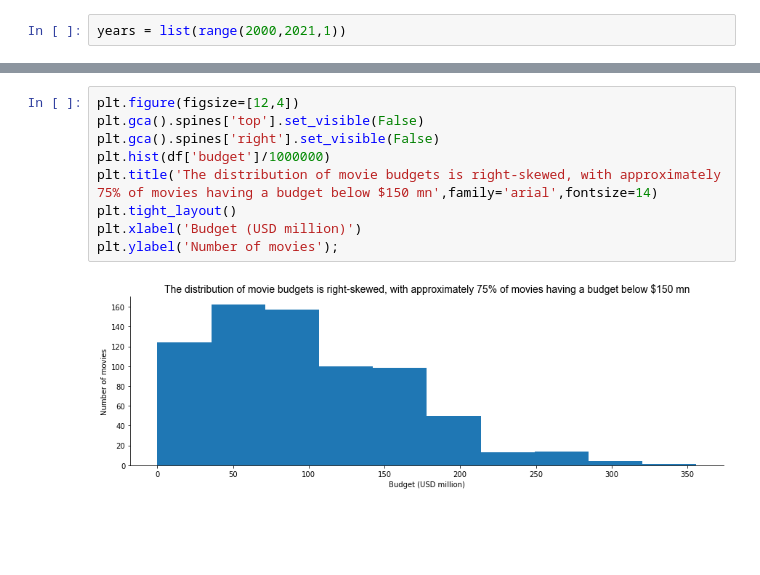
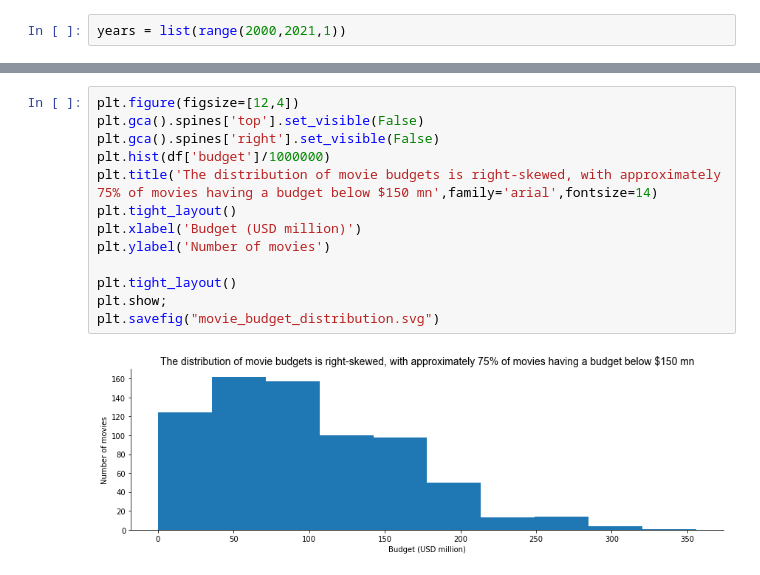
Before and after one commit to tawney-kirkland/02-luther, a Jupyter notebook: visualisation.ipynb, the cells around one changed output, grey strips where cells are left out. Saved outputs shown, nothing was run; the diff lists cells and outputs as text; blank space fills up the shorter version.

```diff
--- a/visualisation.ipynb
+++ b/visualisation.ipynb
@@ -54,11 +76,15 @@ budget_mean = df['budget'].mean()
 # %%
 plt.figure(figsize=[12,4])
 plt.gca().spines['top'].set_visible(False)
 plt.gca().spines['right'].set_visible(False)
 plt.hist(df['budget']/1000000)
 plt.title('The distribution of movie budgets is right-skewed, with approximately 75% of movies having a budget below $150 mn',family='arial',fontsize=14)
 plt.tight_layout()
 plt.xlabel('Budget (USD million)')
-plt.ylabel('Number of movies');
+plt.ylabel('Number of movies')
+
+plt.tight_layout()
+plt.show;
+plt.savefig("movie_budget_distribution.svg")
 # %% [output]
-[figure, old version]
+[figure, new version]
```
Also changed, not shown: parts of 3 cells of this notebook.
